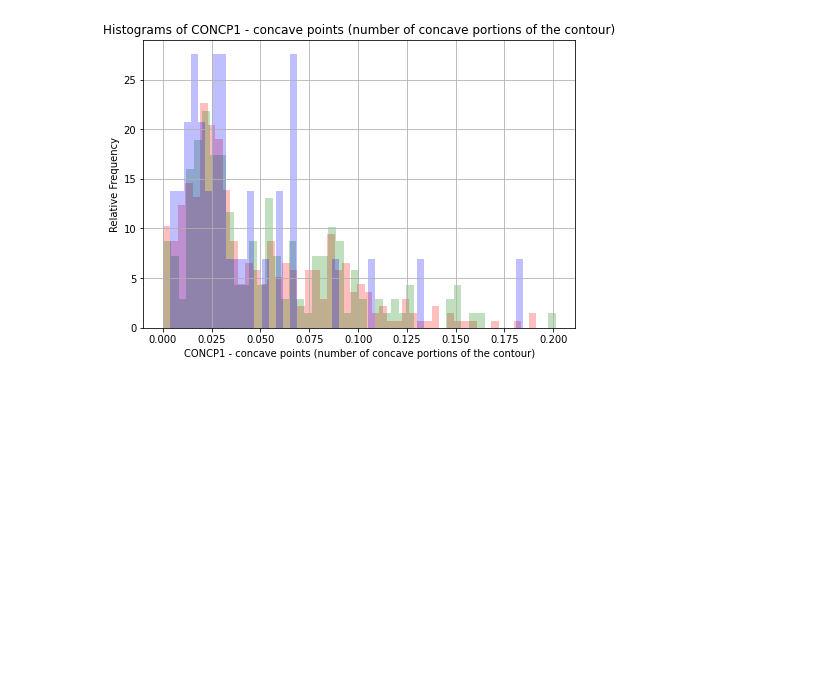
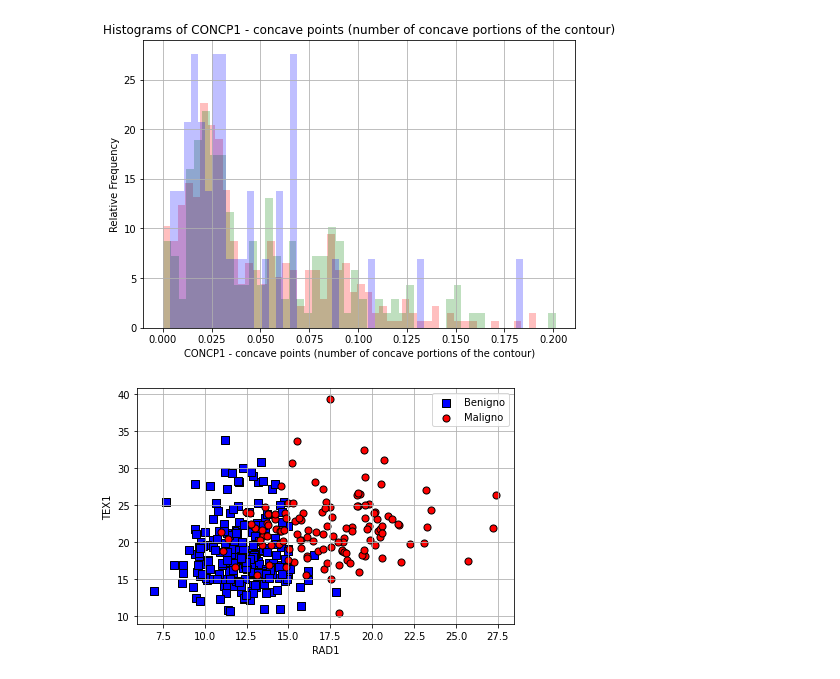
Before and after one commit to nicocarbone/DUIA---Machine-Learning---TP1, a Jupyter notebook: TP1 - Carbone.ipynb, the cells around one changed output. Drawn from its saved outputs; the diff is of its cells as text; code cells hidden in the pictures; blank space fills up the shorter version.

Commit message:
Agregado scatterplot

```diff
--- a/TP1 - Carbone.ipynb
+++ b/TP1 - Carbone.ipynb
@@ -218,3 +218,31 @@ ax.grid(True)
 plt.show()
 # %% [output]
 [figure]
+# %%
+# Scatterplot de 2 features y clustering con las etiquetas sobre el training dataset
+
+feature1 = 0
+feature2 = 1
+
+tag1 = list(feature_labels.keys())[feature1]
+tag2 = list(feature_labels.keys())[feature2]
+
+plt.scatter(X_train[y_train == 0, 0],
+            X_train[y_train == 0, 1],
+            s=50, c='blue',
+            marker='s', edgecolor='black',
+            label='Benigno')
+plt.scatter(X_train[y_train == 1, 0],
+            X_train[y_train == 1, 1],
+            s=50, c='red',
+            marker='o', edgecolor='black',
+            label='Maligno')
+plt.xlabel(tag1)
+plt.ylabel(tag2)
+plt.legend(scatterpoints=1)
+plt.grid()
+plt.tight_layout()
+
+plt.show()
+# %% [output]
+[figure, added]
```
